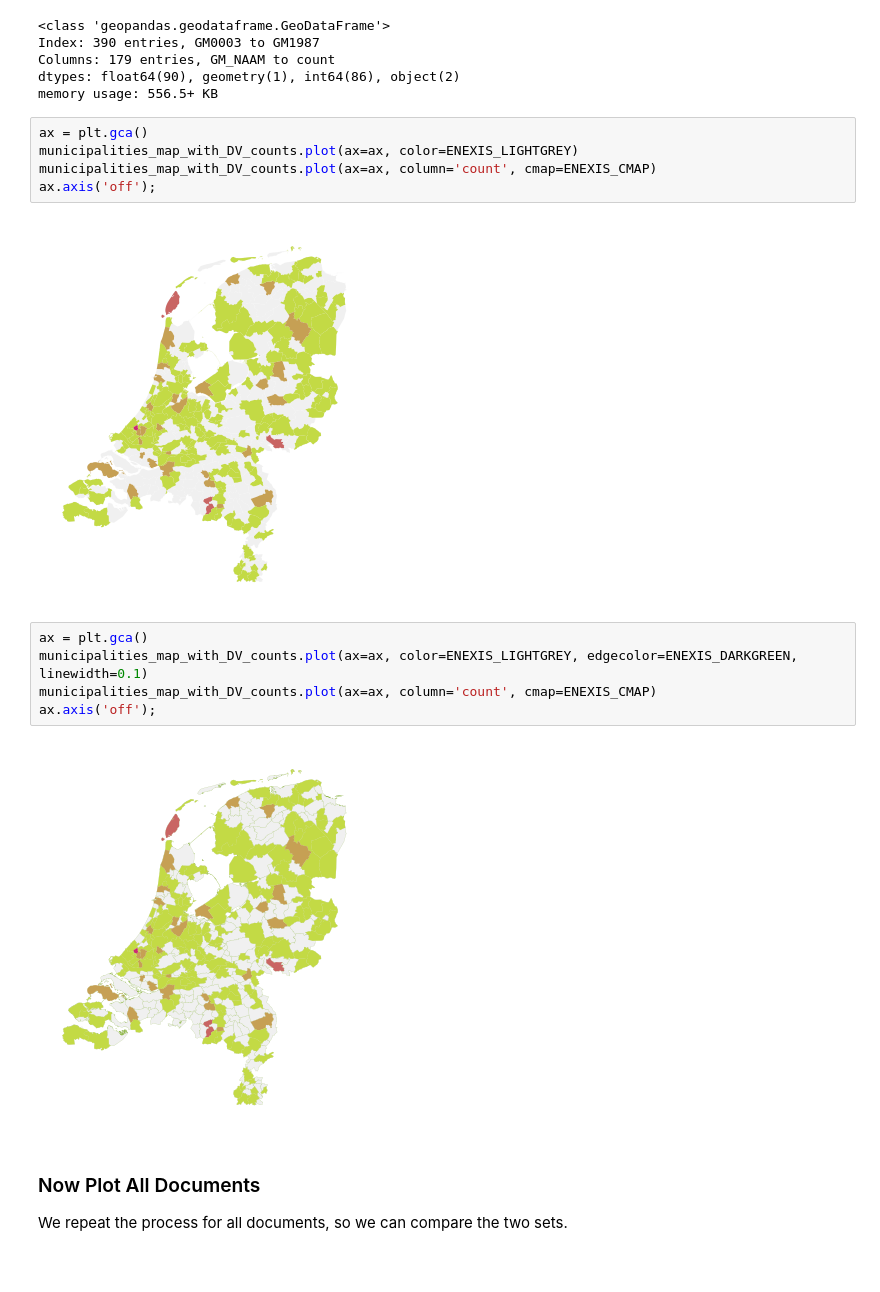
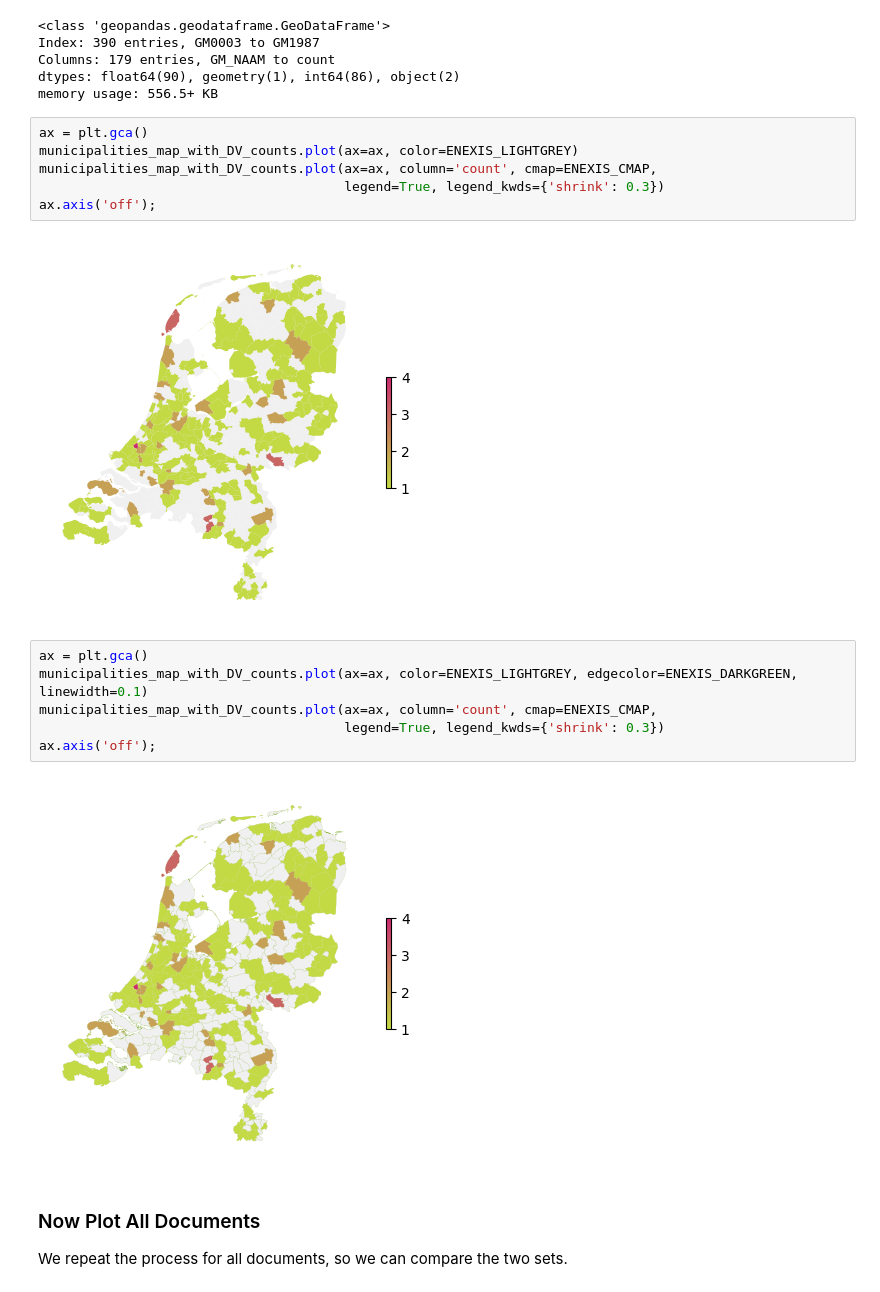
Before and after one commit to kjkoster/execute-enexis, a Jupyter notebook: notebooks/00 enexis governance -- preprocess.ipynb, the cells around one changed output. Saved outputs shown, nothing was run; the diff lists cells and outputs as text.

Commit message:
Add simple legends to the maps.

```diff
--- a/notebooks/00 enexis governance -- preprocess.ipynb
+++ b/notebooks/00 enexis governance -- preprocess.ipynb
@@ -822,17 +822,19 @@ memory usage: 556.5+ KB
 # %%
 ax = plt.gca()
 municipalities_map_with_DV_counts.plot(ax=ax, color=ENEXIS_LIGHTGREY)
-municipalities_map_with_DV_counts.plot(ax=ax, column='count', cmap=ENEXIS_CMAP)
+municipalities_map_with_DV_counts.plot(ax=ax, column='count', cmap=ENEXIS_CMAP,
+                                       legend=True, legend_kwds={'shrink': 0.3})
 ax.axis('off');
 # %% [output]
-[figure, old version]
+[figure, new version]
 # %%
 ax = plt.gca()
 municipalities_map_with_DV_counts.plot(ax=ax, color=ENEXIS_LIGHTGREY, edgecolor=ENEXIS_DARKGREEN, linewidth=0.1)
-municipalities_map_with_DV_counts.plot(ax=ax, column='count', cmap=ENEXIS_CMAP)
+municipalities_map_with_DV_counts.plot(ax=ax, column='count', cmap=ENEXIS_CMAP,
+                                       legend=True, legend_kwds={'shrink': 0.3})
 ax.axis('off');
 # %% [output]
-[figure, old version]
+[figure, new version]
 # %% [markdown]
 ### Now Plot All Documents
 We repeat the process for all documents, so we can compare the two sets.
```
Also changed, not shown: parts of 17 cells of this notebook.
